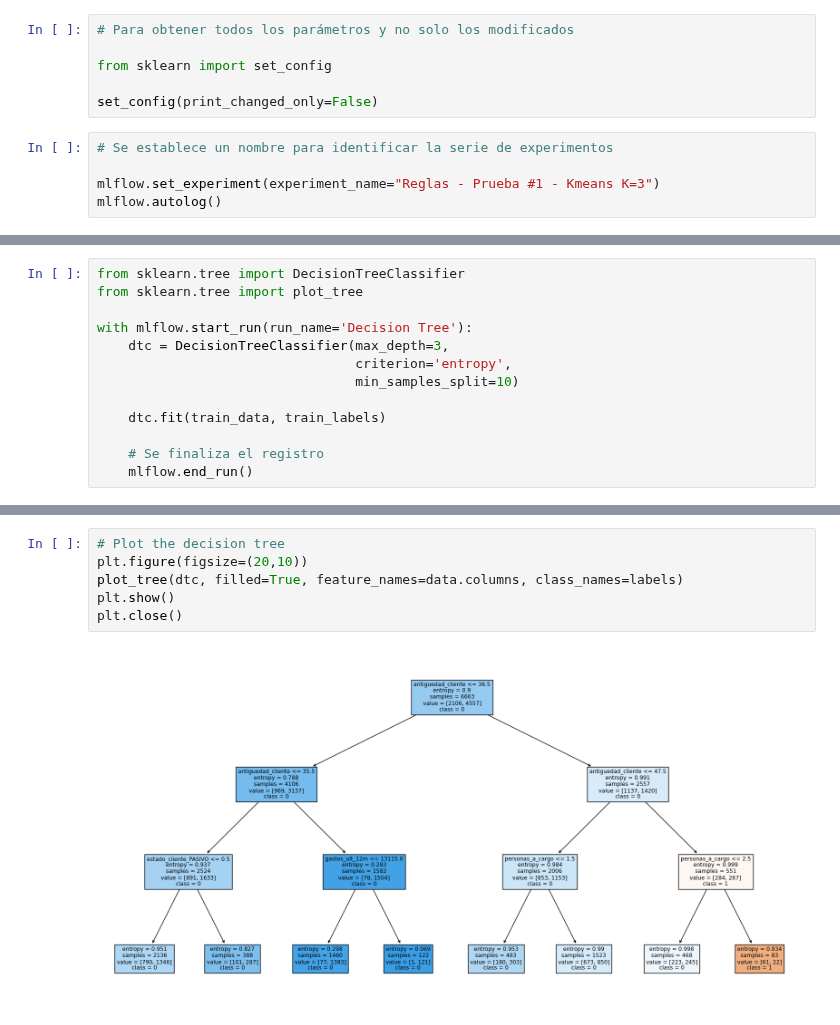
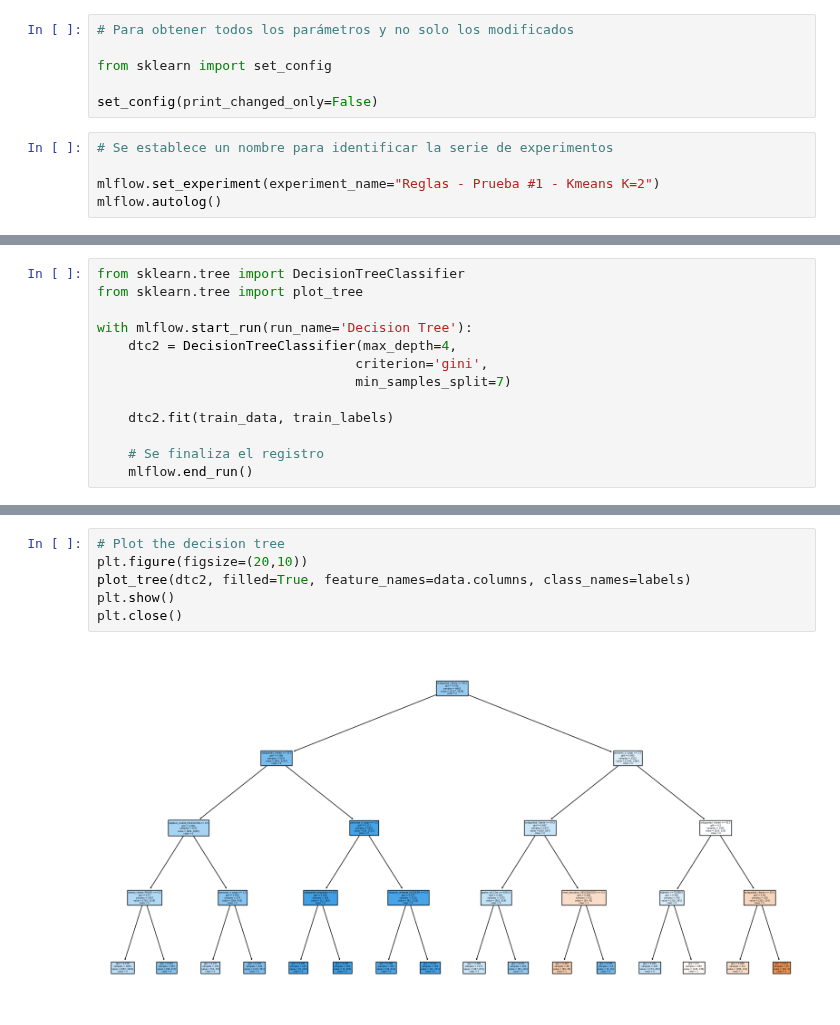
Before and after one commit to aroapv/13MBID-OCT2324, a Jupyter notebook: notebooks/modelado/clusterizacion/MD03 - Reglas DT.ipynb, the cells around one changed output, grey strips where cells are left out. Drawn from its saved outputs; the diff is of its cells as text.

Commit message:
Finalizacion de las reglas de asociacion y árboles.

```diff
--- a/notebooks/modelado/clusterizacion/MD03 - Reglas DT.ipynb
+++ b/notebooks/modelado/clusterizacion/MD03 - Reglas DT.ipynb
@@ -367,6 +367,6 @@ set_config(print_changed_only=False)
 # %%
 # Se establece un nombre para identificar la serie de experimentos
 
-mlflow.set_experiment(experiment_name="Reglas - Prueba #1 - Kmeans K=3")
+mlflow.set_experiment(experiment_name="Reglas - Prueba #1 - Kmeans K=2")
 mlflow.autolog()
 # %% [output]
@@ -377,11 +378,11 @@ from sklearn.tree import DecisionTreeClassifier
 from sklearn.tree import plot_tree
 
 with mlflow.start_run(run_name='Decision Tree'):
-    dtc = DecisionTreeClassifier(max_depth=3,
-                                 criterion='entropy',
-                                 min_samples_split=10)
+    dtc2 = DecisionTreeClassifier(max_depth=4,
+                                 criterion='gini',
+                                 min_samples_split=7)
 
-    dtc.fit(train_data, train_labels)
+    dtc2.fit(train_data, train_labels)
 
     # Se finaliza el registro
     mlflow.end_run()
@@ -412,8 +413,8 @@ Matriz de confusión:
 # %%
 # Plot the decision tree
 plt.figure(figsize=(20,10))
-plot_tree(dtc, filled=True, feature_names=data.columns, class_names=labels)
+plot_tree(dtc2, filled=True, feature_names=data.columns, class_names=labels)
 plt.show()
 plt.close()
 # %% [output]
-[figure, old version]
+[figure, new version]
```
Also changed, not shown: parts of 8 cells of this notebook, 3 other files.
